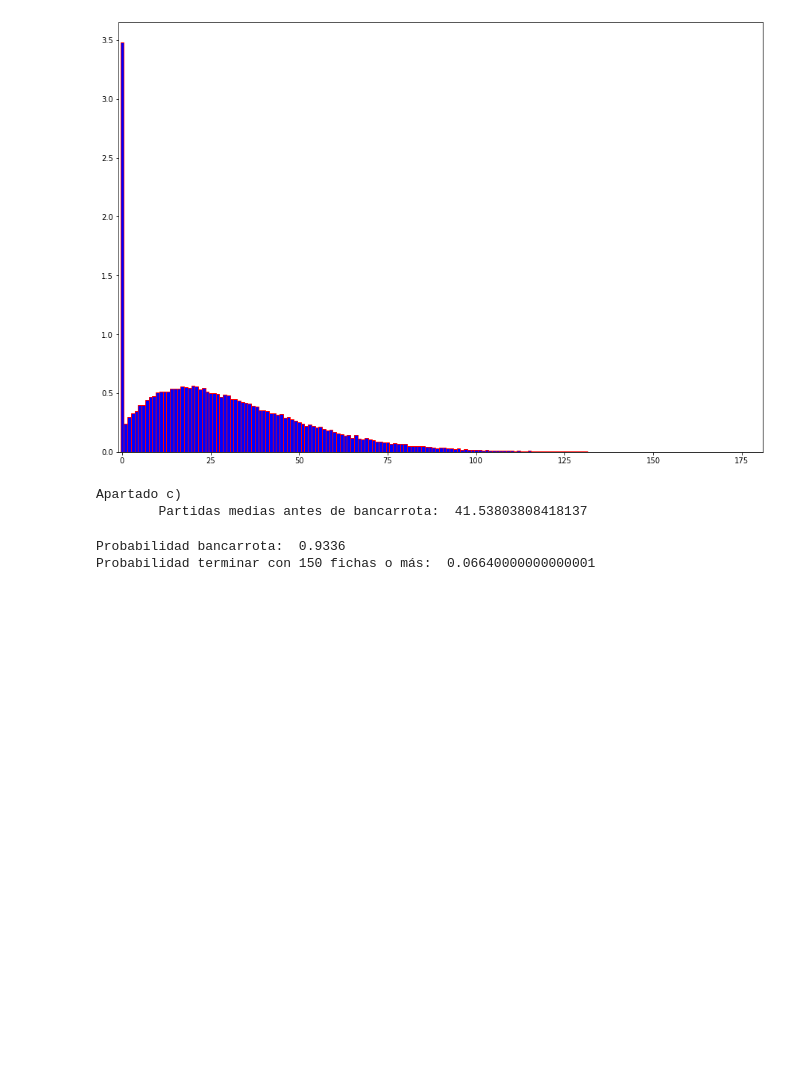
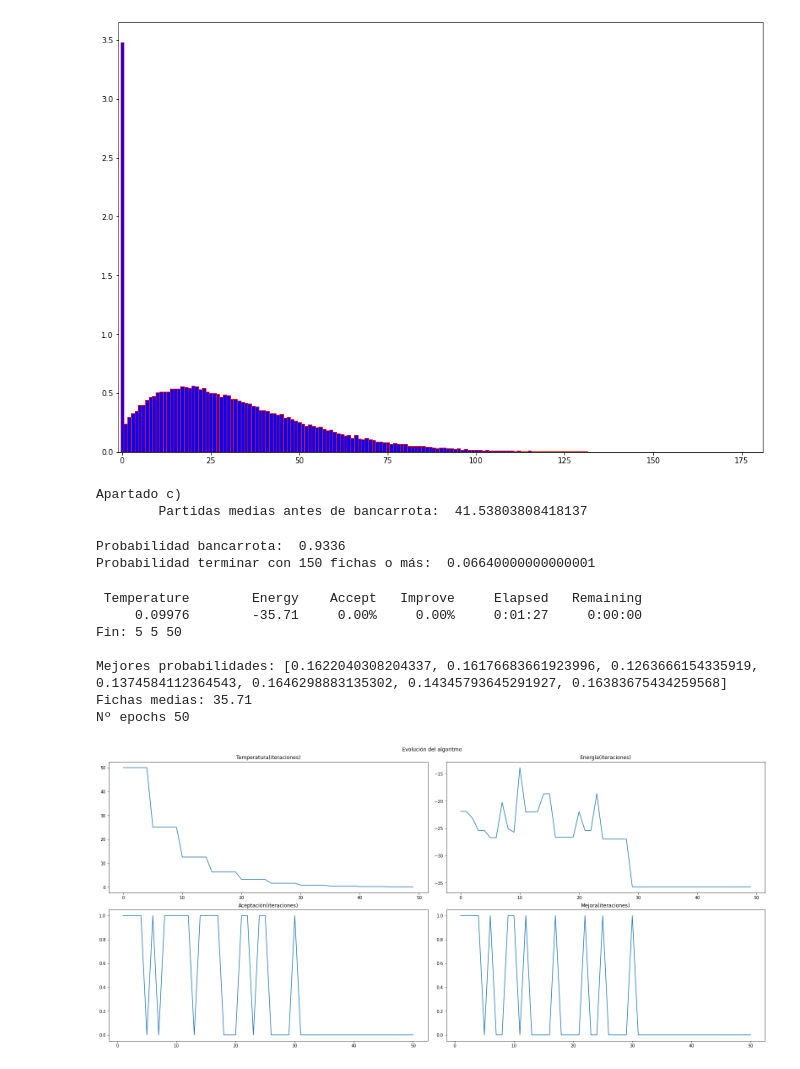
Before and after one commit to aanxel/MetodosDeSimulacion, a Jupyter notebook: Practica2/casino.ipynb, the cells around one changed output. Cells and saved outputs as stored; diff of their text form; code cells hidden in the pictures; blank space fills up the shorter version.

```diff
--- a/Practica2/casino.ipynb
+++ b/Practica2/casino.ipynb
@@ -39,3 +39,24 @@ print(f'Probabilidad terminar con 150 fichas o más:  {1-a}')
 # %% [output]
 Probabilidad bancarrota:  0.9336
 Probabilidad terminar con 150 fichas o más:  0.06640000000000001
+# %%
+from casino import SimCasino, CasinoAnnealer
+
+ann = CasinoAnnealer(n_simulaciones=100, T_config={'L': 5})
+ann.Tmax = 50
+ann.Tmin = 0.05
+ann.steps = 50
+best_sol, best_cost = ann.anneal()
+print(f'Mejores probabilidades: {best_sol}')
+print(f'Fichas medias: {-best_cost}')
+print(f'Nº epochs {ann.epochs}')
+ann.plot_evolution()
+# %% [output]
+ Temperature        Energy    Accept   Improve     Elapsed   Remaining
+     0.09976        -35.71     0.00%     0.00%     0:01:27     0:00:00
+Fin: 5 5 50
+
+Mejores probabilidades: [0.1622040308204337, 0.16176683661923996, 0.1263666154335919, 0.1374584112364543, 0.1646298883135302, 0.14345793645291927, 0.16383675434259568]
+Fichas medias: 35.71
+Nº epochs 50
+[figure, added]
```
Also changed, not shown: parts of 2 cells of this notebook, 1 other file.
